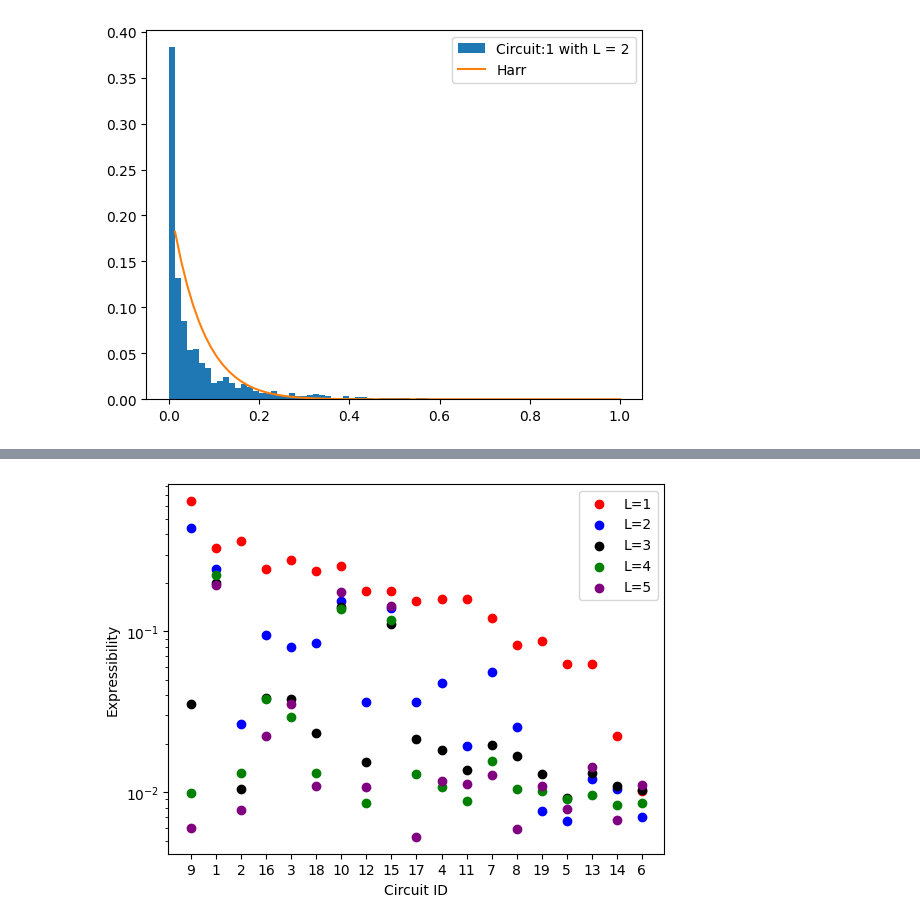
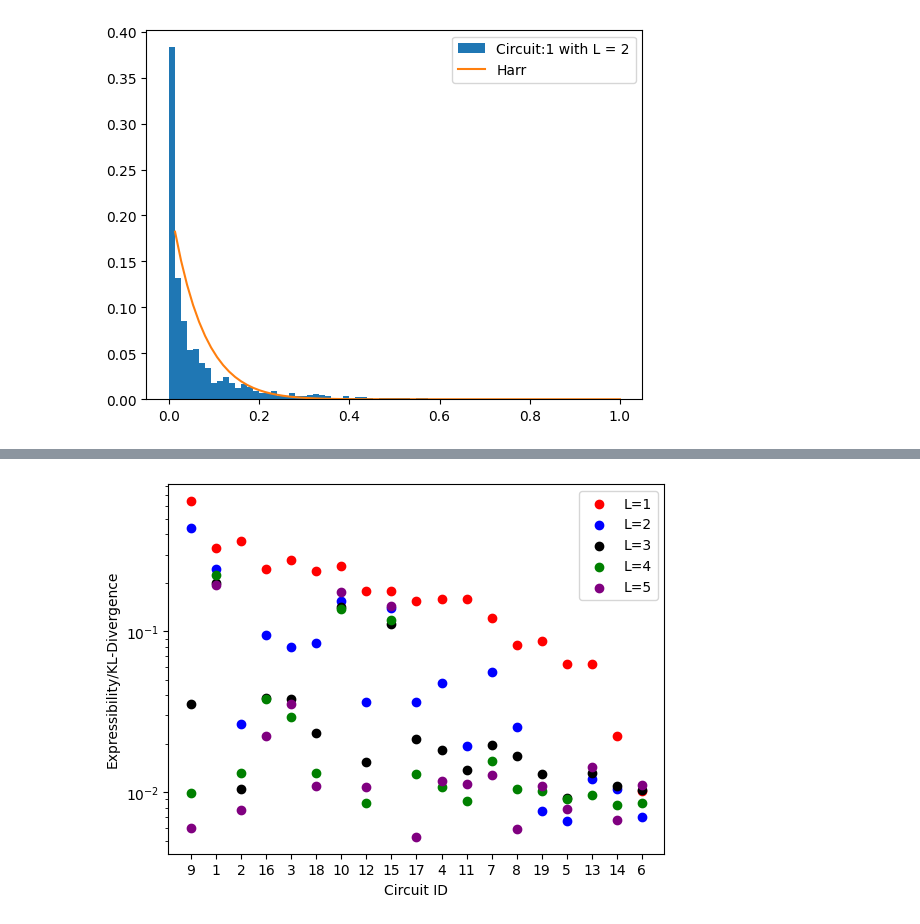
Before and after one commit to AbhinavSapra/QuantumAlgorithms, a Jupyter notebook: QAT_PROJECT_Complex_.ipynb, the cells around one changed output, grey strips where cells are left out. Drawn from its saved outputs; the diff is of its cells as text; code cells hidden in the pictures.

```diff
--- a/QAT_PROJECT_Complex_.ipynb
+++ b/QAT_PROJECT_Complex_.ipynb
@@ -823,32 +823,32 @@ plt.show()
 # %%
 x = [str(i+1) for i in range(19)]
 x_ticks_labels = ['9','1','2','16','3','18','10','12','15','17','4','11','7','8','19','5','13','14','6']
 xarr = np.array(x)
 ind = np.where(xarr.reshape(xarr.size, 1) == np.array(x_ticks_labels))[1]
 
 
 
 
 fig, ax = plt.subplots(1,1)
 y = [i[0] for i in arr]
 ax.scatter(ind,y, marker="o", color='red', label='L=1')
 y = [i[1] for i in arr]
 ax.scatter(ind,y, marker="o", color='blue', label='L=2')
 y = [i[2] for i in arr]
 ax.scatter(ind,y, marker="o", color='black', label='L=3')
 y = [i[3] for i in arr]
 ax.scatter(ind,y, marker="o", color='green', label='L=4')
 y = [i[4] for i in arr]
 ax.scatter(ind,y, marker="o", color='purple', label='L=5')
 
 ax.set_yscale('log',base=10)
 ax.set_xlabel('Circuit ID')
-ax.set_ylabel('Expressibility')
+ax.set_ylabel('Expressibility/KL-Divergence')
 ax.legend(loc='upper right')
 
 ax.set_xticks(range(len(x_ticks_labels)))
 ax.set_xticklabels(x_ticks_labels)
 
 plt.show()
 # %% [output]
-[figure, old version]
+[figure, new version]
```
Also changed, not shown: parts of 1 cell of this notebook.
